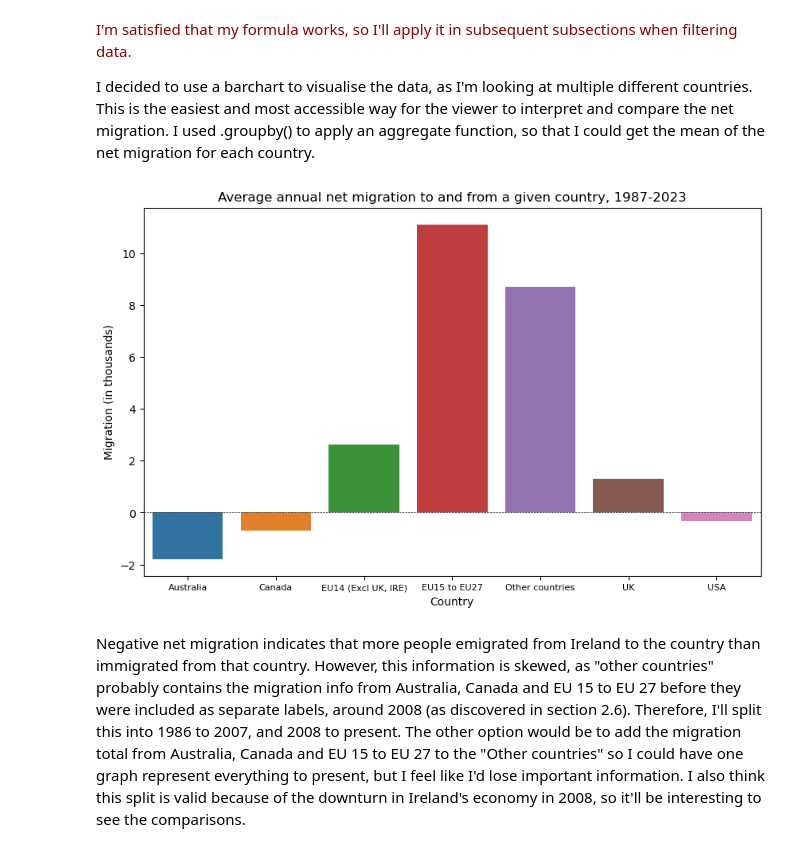
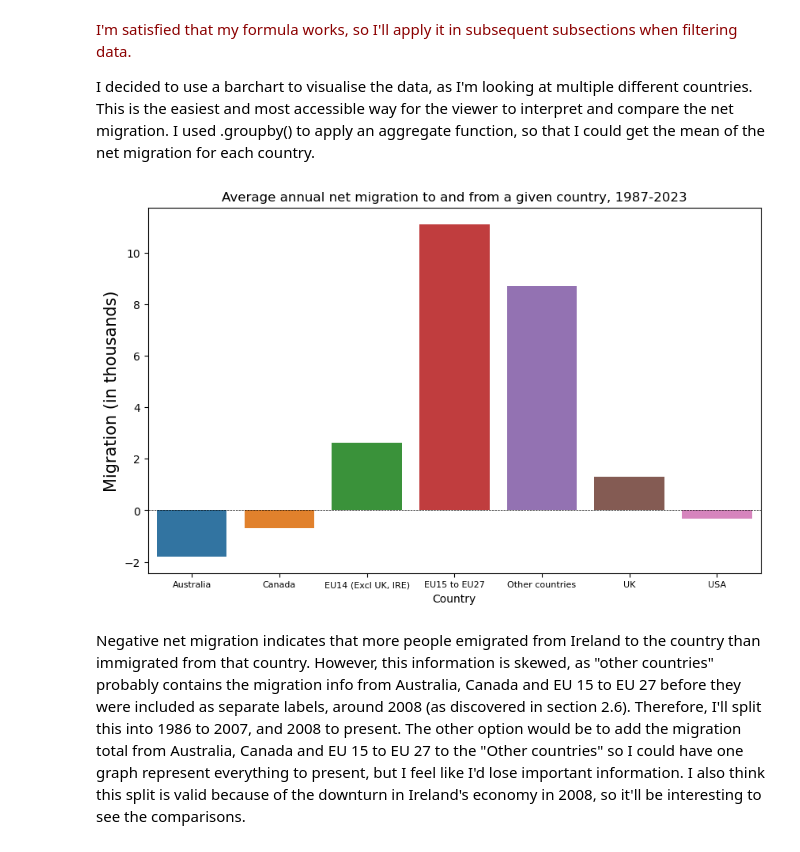
Before and after one commit to EmmaMcC1802/CA1, a Jupyter notebook: CA1_worksheet.ipynb, the cells around one changed output. Cells and saved outputs as stored; diff of their text form; code cells hidden in the pictures.

```diff
--- a/CA1_worksheet.ipynb
+++ b/CA1_worksheet.ipynb
@@ -701,16 +701,16 @@ I decided to use a barchart to visualise the data, as I'm looking at multiple di
 # %%
 mean_migration_by_country = net_migration_both_sexes.groupby('country')['total_migration'].mean().reset_index()
 
 plt.figure(figsize=(10, 6))      # approx 3:2 aspect ratio
 sns.barplot(x='country', y='total_migration', data=mean_migration_by_country)
 plt.xlabel('Country')
-plt.ylabel('Migration (in thousands)')
+plt.ylabel('Migration (in thousands)', fontsize=15)
 plt.title('Average annual net migration to and from a given country, 1987-2023')
 plt.xticks(fontsize=8)      # the labels overlap so I have to make the font smaller
 plt.axhline(y=0, color='k', label='y=0', linestyle = '--', linewidth = 0.5)      # horizontal line noting where the axis is
 plt.show()
 # %% [output]
-[figure, old version]
+[figure, new version]
 # %% [markdown]
 Negative net migration indicates that more people emigrated from Ireland to the country than immigrated from that country. However, this information is skewed, as "other countries" probably contains the migration info from Australia, Canada and EU 15 to EU 27 before they were included as separate labels, around 2008 (as discovered in section 2.6). Therefore, I'll split this into 1986 to 2007, and 2008 to present. The other option would be to add the migration total from Australia, Canada and EU 15 to EU 27 to the "Other countries" so I could have one graph represent everything to present, but I feel like I'd lose important information. I also think this split is valid because of the downturn in Ireland's economy in 2008, so it'll be interesting to see the comparisons.
 # %% [markdown]
```
Also changed, not shown: parts of 22 cells of this notebook, 1 other file.
